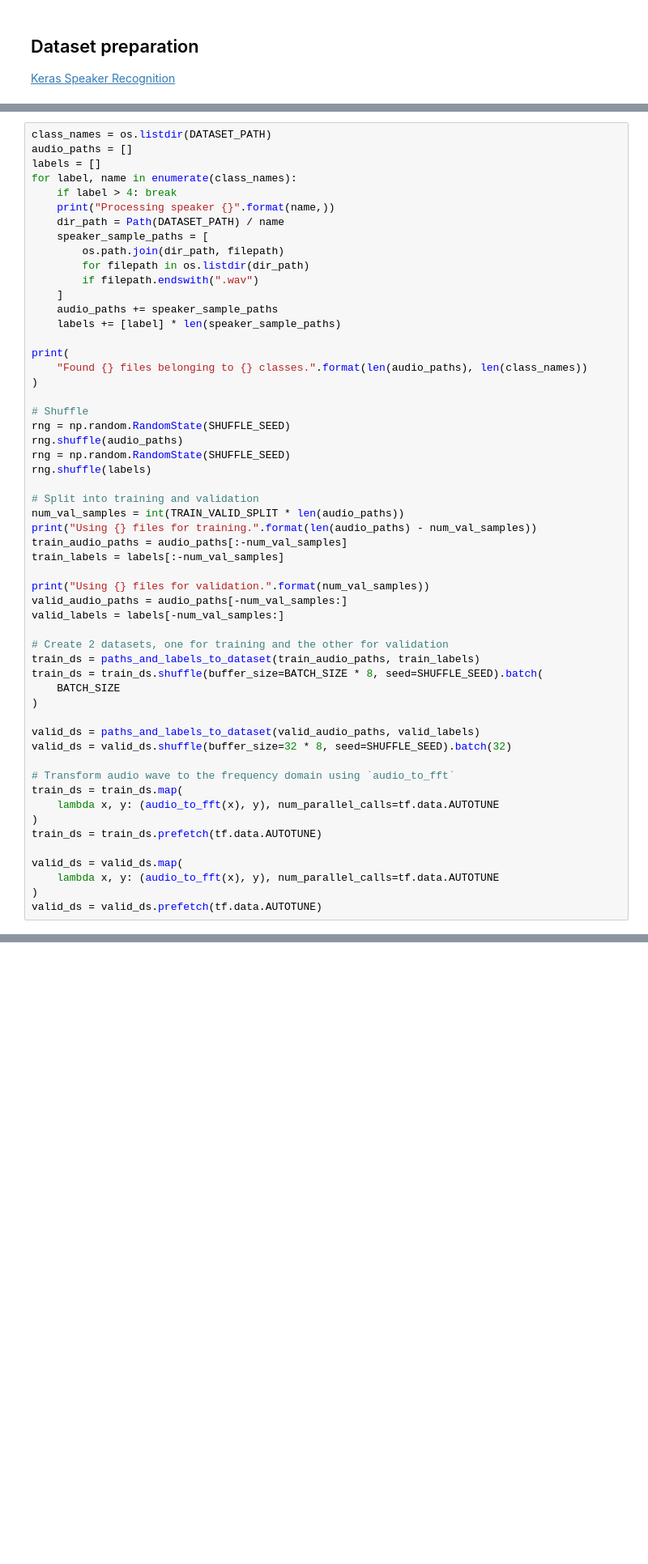
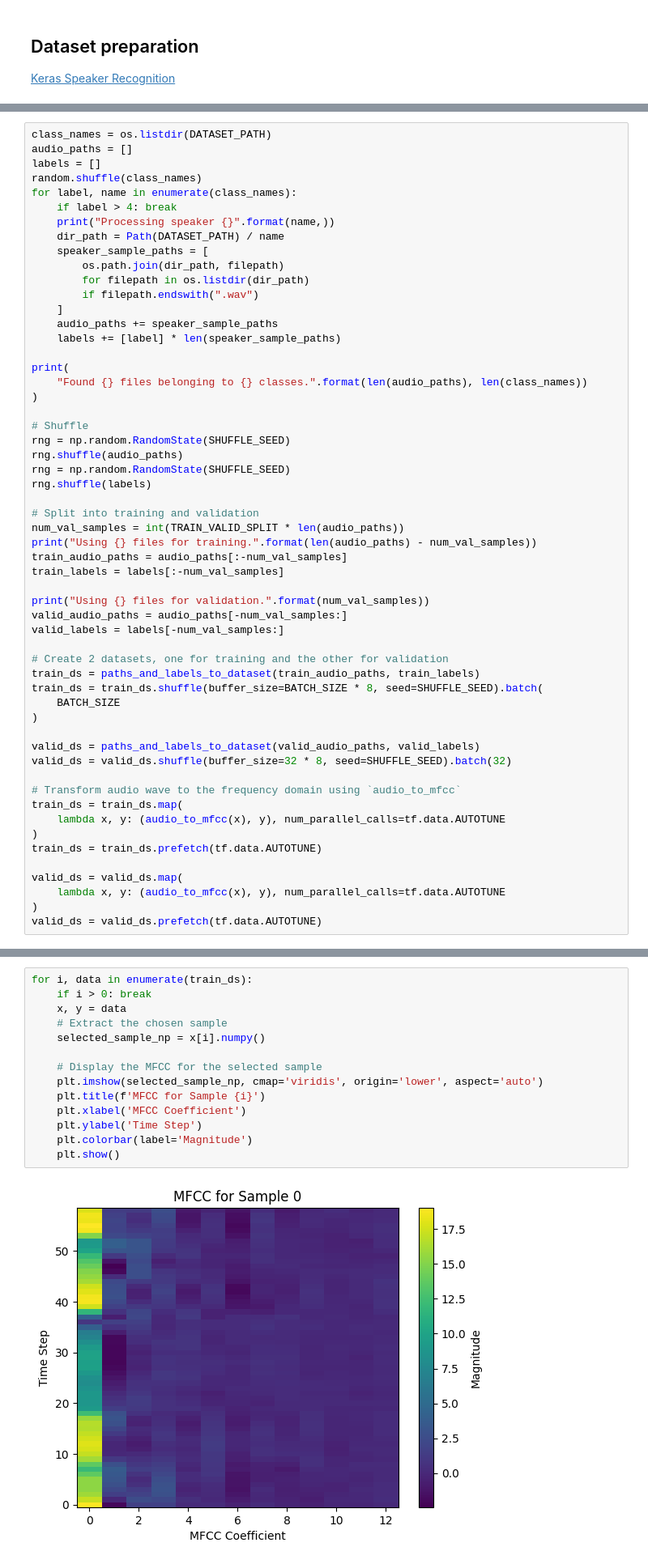
Before and after one commit to dauinh/sid, a Jupyter notebook: tensorflow_speakerid.ipynb, the cells around one changed output, grey strips where cells are left out. Shown at 81% size. Saved outputs shown, nothing was run; the diff lists cells and outputs as text; blank space fills up the shorter version.

```diff
--- a/tensorflow_speakerid.ipynb
+++ b/tensorflow_speakerid.ipynb
@@ -94,6 +102,7 @@ def audio_to_fft(audio):
 class_names = os.listdir(DATASET_PATH)
 audio_paths = []
 labels = []
+random.shuffle(class_names)
 for label, name in enumerate(class_names):
     if label > 4: break
     print("Processing speaker {}".format(name,))
@@ -135,14 +144,14 @@ train_ds = train_ds.shuffle(buffer_size=BATCH_SIZE * 8, seed=SHUFFLE_SEED).batch
 valid_ds = paths_and_labels_to_dataset(valid_audio_paths, valid_labels)
 valid_ds = valid_ds.shuffle(buffer_size=32 * 8, seed=SHUFFLE_SEED).batch(32)
 
-# Transform audio wave to the frequency domain using `audio_to_fft`
+# Transform audio wave to the frequency domain using `audio_to_mfcc`
 train_ds = train_ds.map(
-    lambda x, y: (audio_to_fft(x), y), num_parallel_calls=tf.data.AUTOTUNE
+    lambda x, y: (audio_to_mfcc(x), y), num_parallel_calls=tf.data.AUTOTUNE
 )
 train_ds = train_ds.prefetch(tf.data.AUTOTUNE)
 
 valid_ds = valid_ds.map(
-    lambda x, y: (audio_to_fft(x), y), num_parallel_calls=tf.data.AUTOTUNE
+    lambda x, y: (audio_to_mfcc(x), y), num_parallel_calls=tf.data.AUTOTUNE
 )
 valid_ds = valid_ds.prefetch(tf.data.AUTOTUNE)
 # %% [output]
@@ -157,3 +168,19 @@ Using 138 files for validation.
+# %%
+for i, data in enumerate(train_ds):
+    if i > 0: break
+    x, y = data
+    # Extract the chosen sample
+    selected_sample_np = x[i].numpy()
+
+    # Display the MFCC for the selected sample
+    plt.imshow(selected_sample_np, cmap='viridis', origin='lower', aspect='auto')
+    plt.title(f'MFCC for Sample {i}')
+    plt.xlabel('MFCC Coefficient')
+    plt.ylabel('Time Step')
+    plt.colorbar(label='Magnitude')
+    plt.show()
+# %% [output]
+[figure, added]
 # %% [markdown]
 ## Model
 
```
Also changed, not shown: parts of 10 cells of this notebook.
